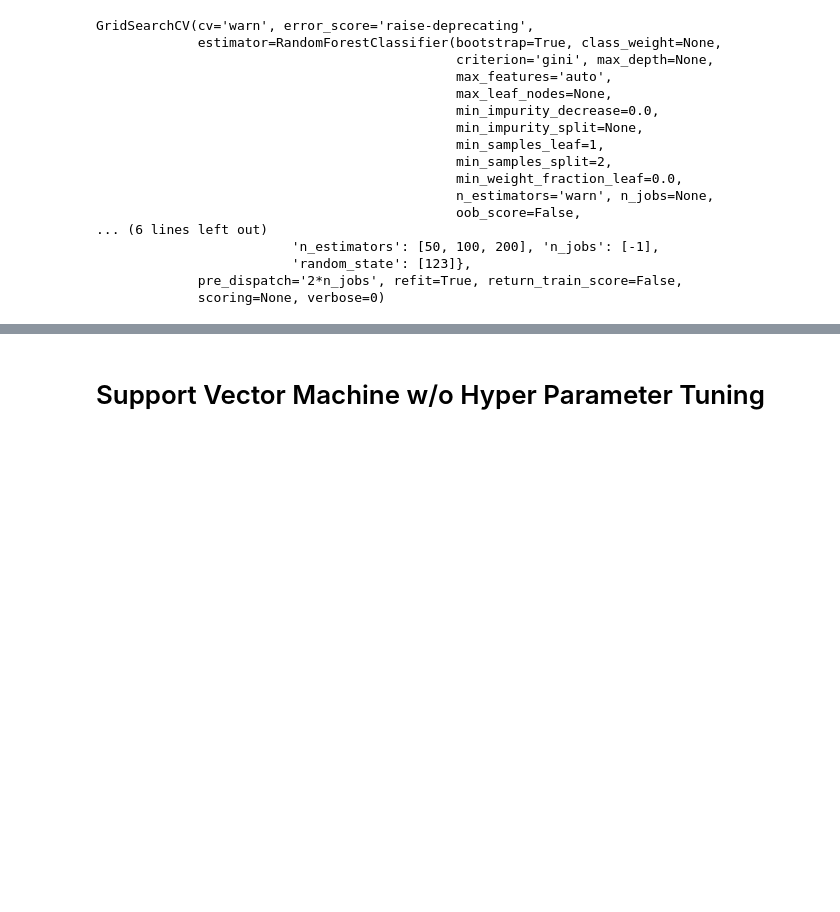
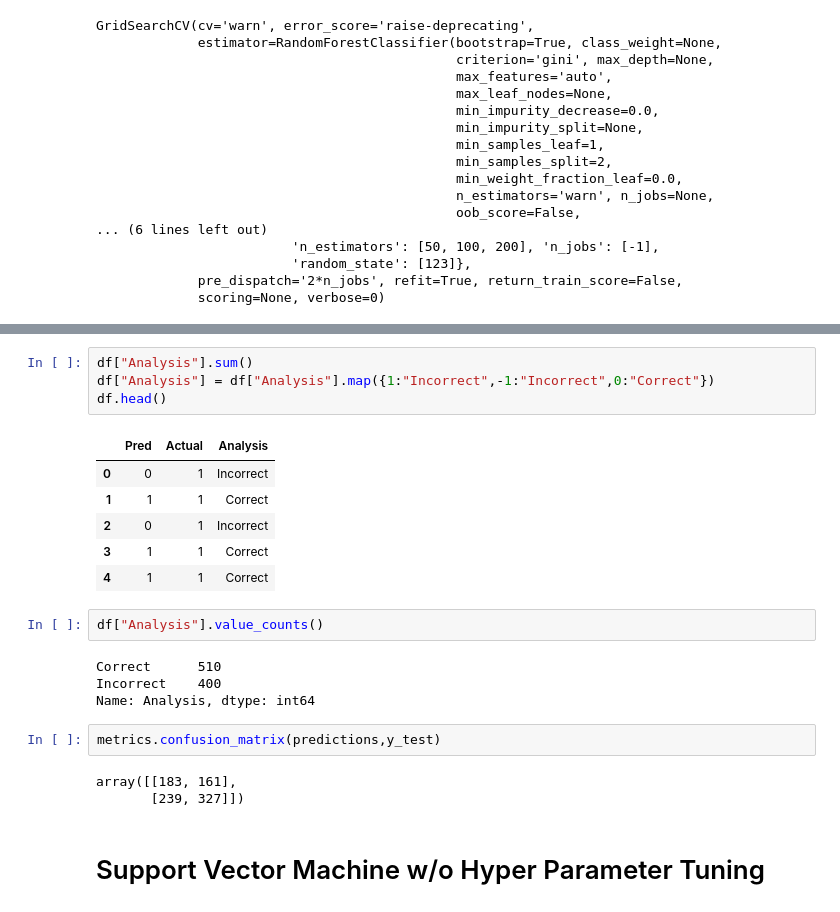
Before and after one commit to styrofomeBoots/project_3, a Jupyter notebook: bryan_workbook.ipynb, the cells around one changed output, grey strips where cells are left out. Saved outputs shown, nothing was run; the diff lists cells and outputs as text; blank space fills up the shorter version.

```diff
--- a/bryan_workbook.ipynb
+++ b/bryan_workbook.ipynb
@@ -343,3 +360,25 @@ plt.show()
+# %%
+df["Analysis"].sum()
+df["Analysis"] = df["Analysis"].map({1:"Incorrect",-1:"Incorrect",0:"Correct"})
+df.head()
+# %% [output]
+|  | Pred | Actual | Analysis |
+| 0 | 0 | 1 | Incorrect |
+| 1 | 1 | 1 | Correct |
+| 2 | 0 | 1 | Incorrect |
+| 3 | 1 | 1 | Correct |
+| 4 | 1 | 1 | Correct |
+# %%
+df["Analysis"].value_counts()
+# %% [output]
+Correct      510
+Incorrect    400
+Name: Analysis, dtype: int64
+# %%
+metrics.confusion_matrix(predictions,y_test)
+# %% [output]
+array([[183, 161],
+       [239, 327]])
 # %% [markdown]
 # Support Vector Machine w/o Hyper Parameter Tuning
 # %%
```
Also changed, not shown: parts of 9 cells of this notebook.
